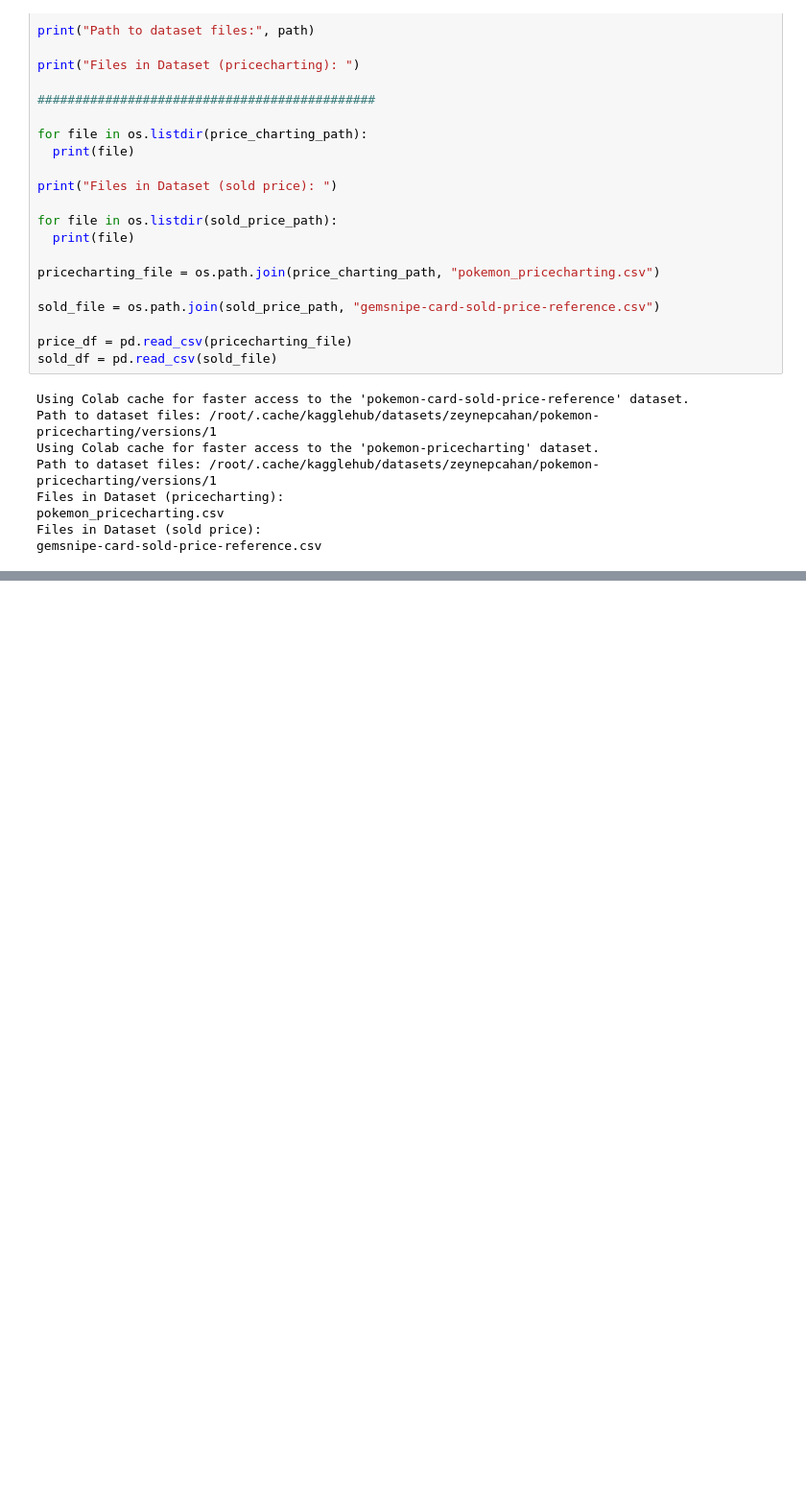
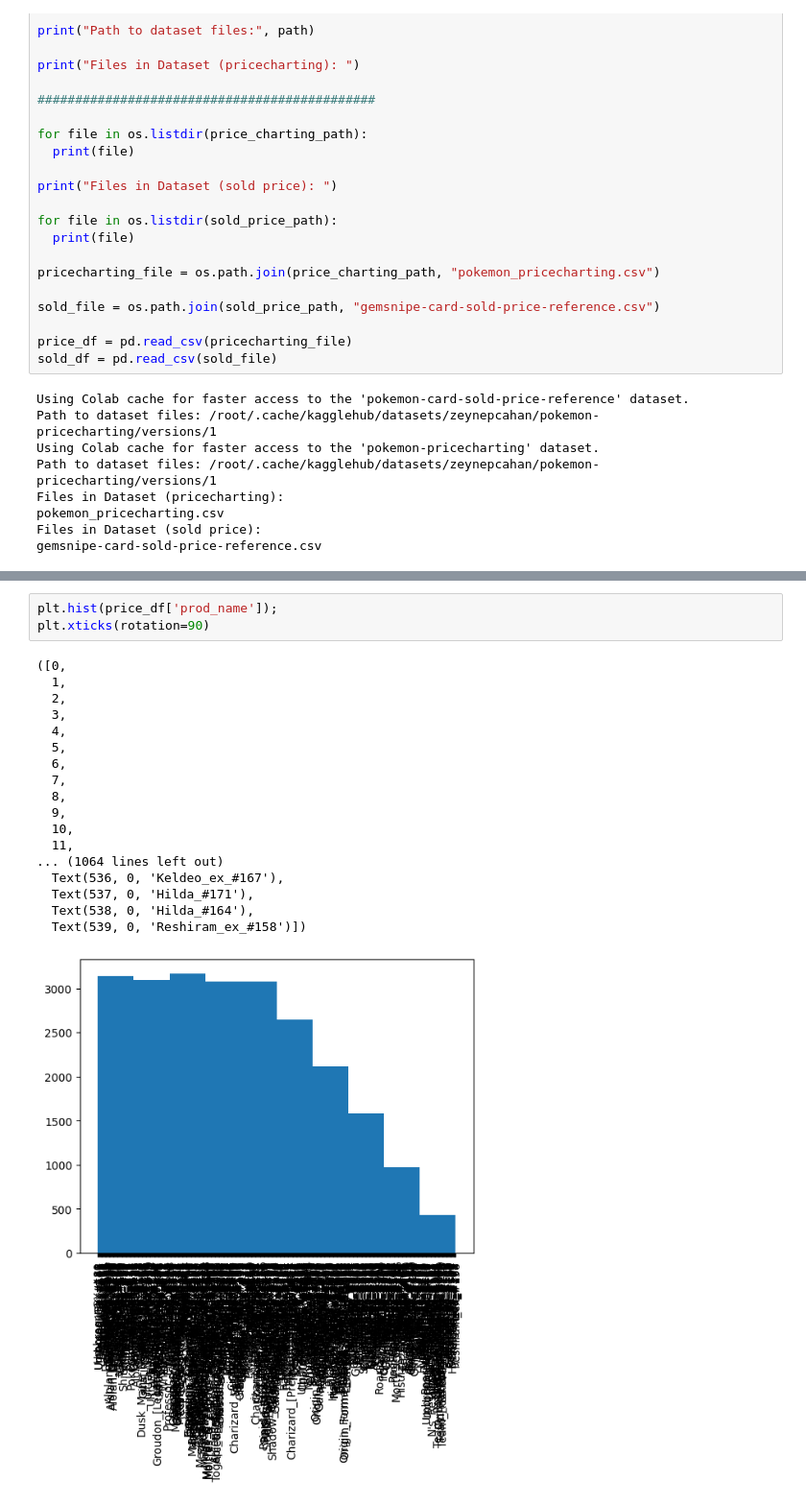
Before and after one commit to nicholaspfeil/PokemonPredictor_A_Nicholas_and_Dominic_Production, a Jupyter notebook: Pokemon_Predictor.ipynb, the cells around one changed output, grey strips where cells are left out. Shown at 96% size. Saved outputs shown, nothing was run; the diff lists cells and outputs as text; blank space fills up the shorter version.

```diff
--- a/Pokemon_Predictor.ipynb
+++ b/Pokemon_Predictor.ipynb
@@ -126,0 +126,22 @@ HTTPError: 500 Server Error: Internal Server Error for url: https://api.pokemont
+# %%
+plt.hist(price_df['prod_name']);
+plt.xticks(rotation=90)
+# %% [output]
+([0,
+  1,
+  2,
+  3,
+  4,
+  5,
+  6,
+  7,
+  8,
+  9,
+  10,
+  11,
+... (1064 lines left out)
+  Text(536, 0, 'Keldeo_ex_#167'),
+  Text(537, 0, 'Hilda_#171'),
+  Text(538, 0, 'Hilda_#164'),
+  Text(539, 0, 'Reshiram_ex_#158')])
+[figure, added]
```
Also changed, not shown: parts of 6 cells of this notebook.
